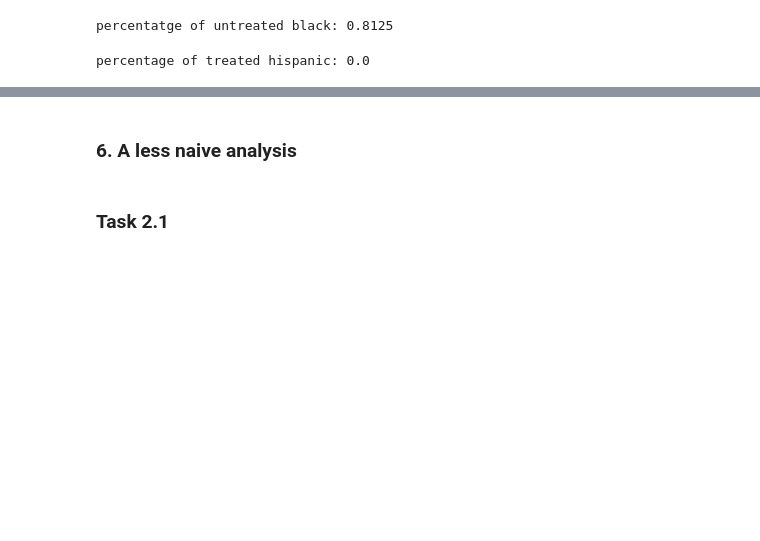
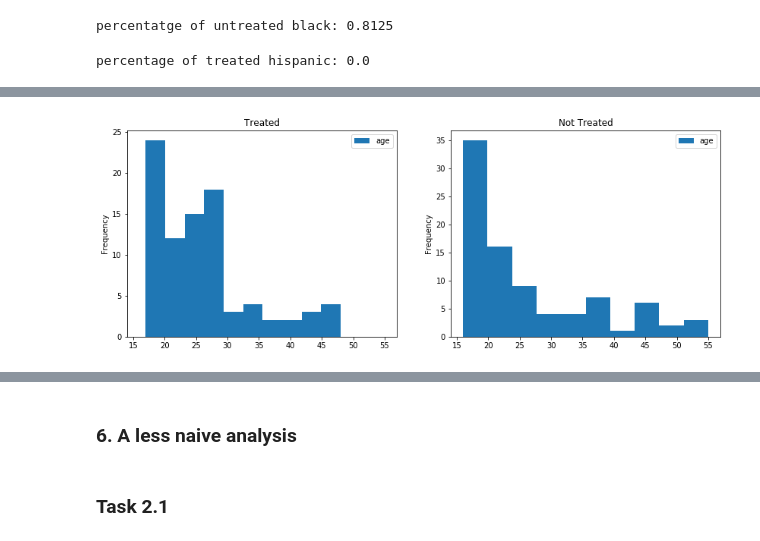
Before and after one commit to IsaacLeimgruber/ADA_labs_repo, a Jupyter notebook: 04 - Applied ML/HW04_Charles.ipynb, the cells around one changed output, grey strips where cells are left out. Drawn from its saved outputs; the diff is of its cells as text; code cells hidden in the pictures; blank space fills up the shorter version.

```diff
--- a/04 - Applied ML/HW04_Charles.ipynb
+++ b/04 - Applied ML/HW04_Charles.ipynb
@@ -709,0 +754,4 @@ percentage of untreated histpanic: 0.0
+# %%
+shared_plot_by('age', 'hist', patients_black_treated_matched, patients_black_not_treated)
+# %% [output]
+[figure, added]
```
Also changed, not shown: parts of 37 cells of this notebook.
